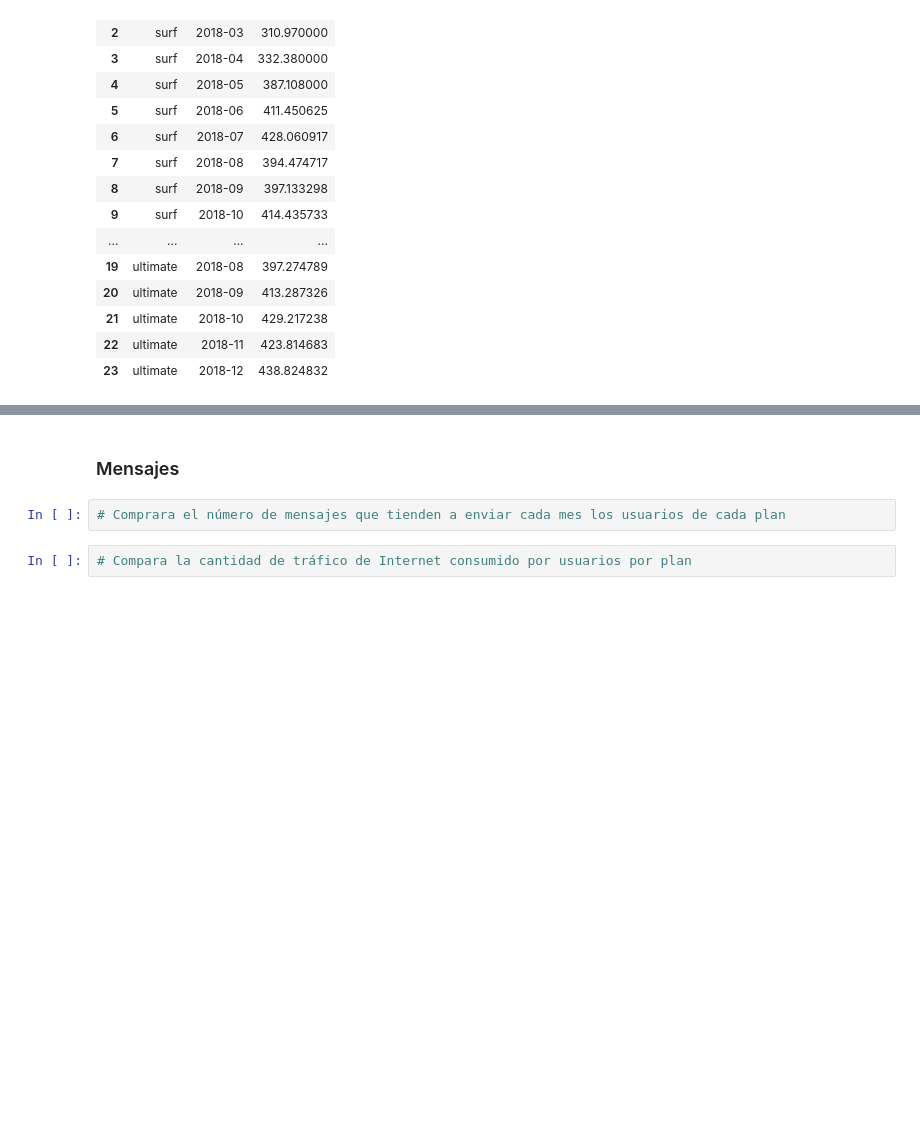
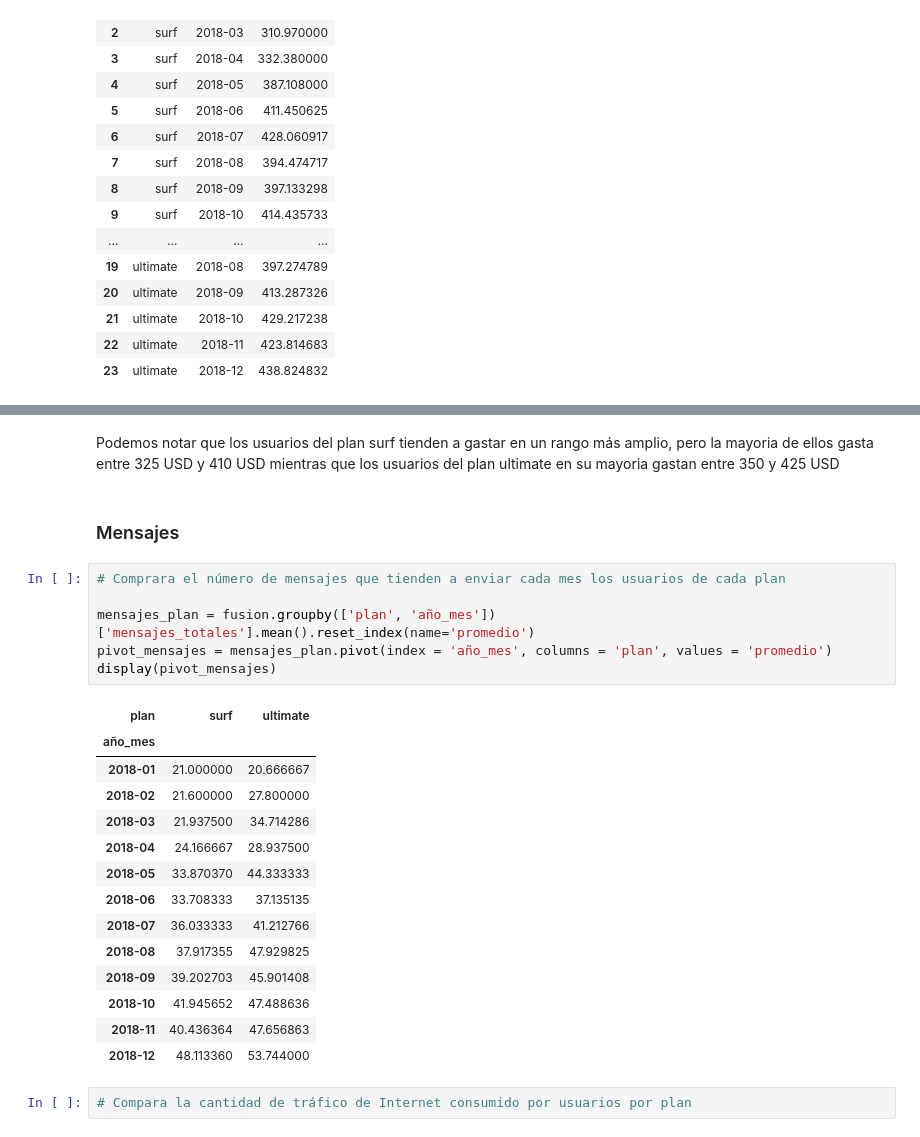
Before and after one commit to ma280113/sprint_5_proyect, a Jupyter notebook: notebook.ipynb, the cells around one changed output, grey strips where cells are left out. Cells and saved outputs as stored; diff of their text form; blank space fills up the shorter version.

```diff
--- a/notebook.ipynb
+++ b/notebook.ipynb
@@ -592,7 +629,28 @@ plt.show()
+# %% [markdown]
+Podemos notar que los usuarios del plan surf tienden a gastar en un rango más amplio, pero la mayoria de ellos gasta entre 325 USD y 410 USD mientras que los usuarios del plan ultimate en su mayoria gastan entre 350 y 425 USD
 # %% [markdown]
 ### Mensajes
 # %%
 # Comprara el número de mensajes que tienden a enviar cada mes los usuarios de cada plan
+
+mensajes_plan = fusion.groupby(['plan', 'año_mes'])['mensajes_totales'].mean().reset_index(name='promedio')
+pivot_mensajes = mensajes_plan.pivot(index = 'año_mes', columns = 'plan', values = 'promedio')
+display(pivot_mensajes)
+# %% [output]
+| plan | surf | ultimate |
+| año_mes |  |  |
+| 2018-01 | 21.000000 | 20.666667 |
+| 2018-02 | 21.600000 | 27.800000 |
+| 2018-03 | 21.937500 | 34.714286 |
+| 2018-04 | 24.166667 | 28.937500 |
+| 2018-05 | 33.870370 | 44.333333 |
+| 2018-06 | 33.708333 | 37.135135 |
+| 2018-07 | 36.033333 | 41.212766 |
+| 2018-08 | 37.917355 | 47.929825 |
+| 2018-09 | 39.202703 | 45.901408 |
+| 2018-10 | 41.945652 | 47.488636 |
+| 2018-11 | 40.436364 | 47.656863 |
+| 2018-12 | 48.113360 | 53.744000 |
 # %%
 # Compara la cantidad de tráfico de Internet consumido por usuarios por plan
 # %% [markdown]
```
Also changed, not shown: parts of 9 cells of this notebook.
